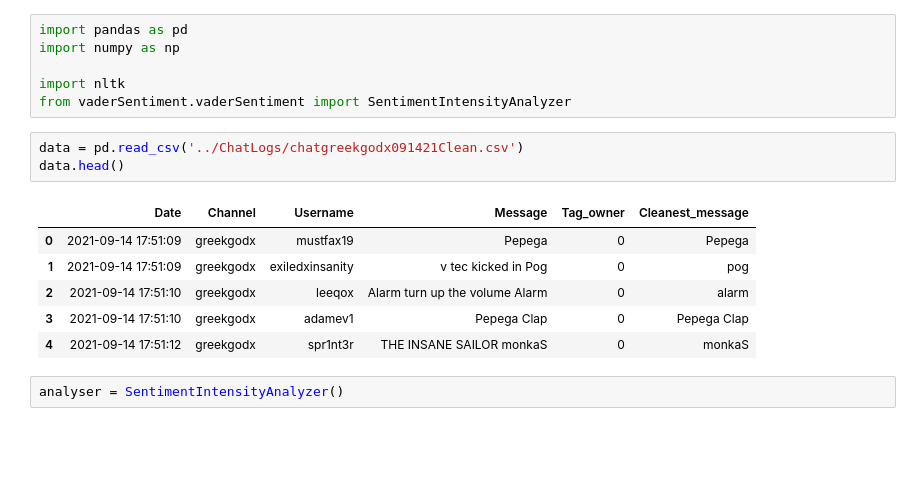
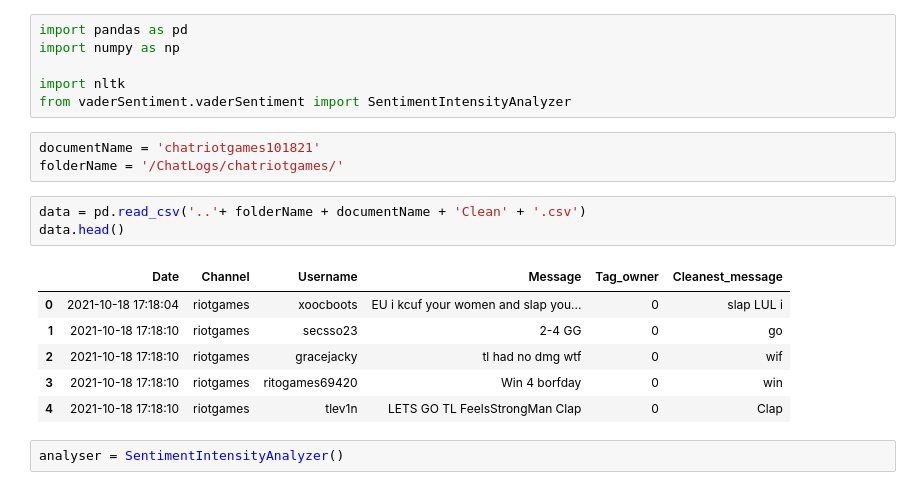
Before and after one commit to gmchinchayan/DLD-Gustavo, a Jupyter notebook: DS_Files/SentimentAnalysis/vader1_sentiment_column.ipynb, the cells around one changed output. Cells and saved outputs as stored; diff of their text form; blank space fills up the shorter version.

```diff
--- a/DS_Files/SentimentAnalysis/vader1_sentiment_column.ipynb
+++ b/DS_Files/SentimentAnalysis/vader1_sentiment_column.ipynb
@@ -4,16 +4,19 @@ import numpy as np
 
 import nltk
 from vaderSentiment.vaderSentiment import SentimentIntensityAnalyzer
+# %%
+documentName = 'chatriotgames101821'
+folderName = '/ChatLogs/chatriotgames/'
 # %%
-data = pd.read_csv('../ChatLogs/chatgreekgodx091421Clean.csv')
+data = pd.read_csv('..'+ folderName + documentName + 'Clean' + '.csv')
 data.head()
 # %% [output]
 |  | Date | Channel | Username | Message | Tag_owner | Cleanest_message |
-| 0 | 2021-09-14 17:51:09 | greekgodx | mustfax19 | Pepega | 0 | Pepega |
-| 1 | 2021-09-14 17:51:09 | greekgodx | exiledxinsanity | v tec kicked in Pog | 0 | pog |
-| 2 | 2021-09-14 17:51:10 | greekgodx | leeqox | Alarm turn up the volume Alarm | 0 | alarm |
-| 3 | 2021-09-14 17:51:10 | greekgodx | adamev1 | Pepega Clap | 0 | Pepega Clap |
-| 4 | 2021-09-14 17:51:12 | greekgodx | spr1nt3r | THE INSANE SAILOR monkaS | 0 | monkaS |
+| 0 | 2021-10-18 17:18:04 | riotgames | xoocboots | EU i kcuf your women and slap you... | 0 | slap LUL i |
+| 1 | 2021-10-18 17:18:10 | riotgames | secsso23 | 2-4 GG | 0 | go |
+| 2 | 2021-10-18 17:18:10 | riotgames | gracejacky | tl had no dmg wtf | 0 | wif |
+| 3 | 2021-10-18 17:18:10 | riotgames | ritogames69420 | Win 4 borfday | 0 | win |
+| 4 | 2021-10-18 17:18:10 | riotgames | tlev1n | LETS GO TL FeelsStrongMan Clap | 0 | Clap |
 # %%
 analyser = SentimentIntensityAnalyzer()
 # %%
```
Also changed, not shown: parts of 15 cells of this notebook, 1 other file.
